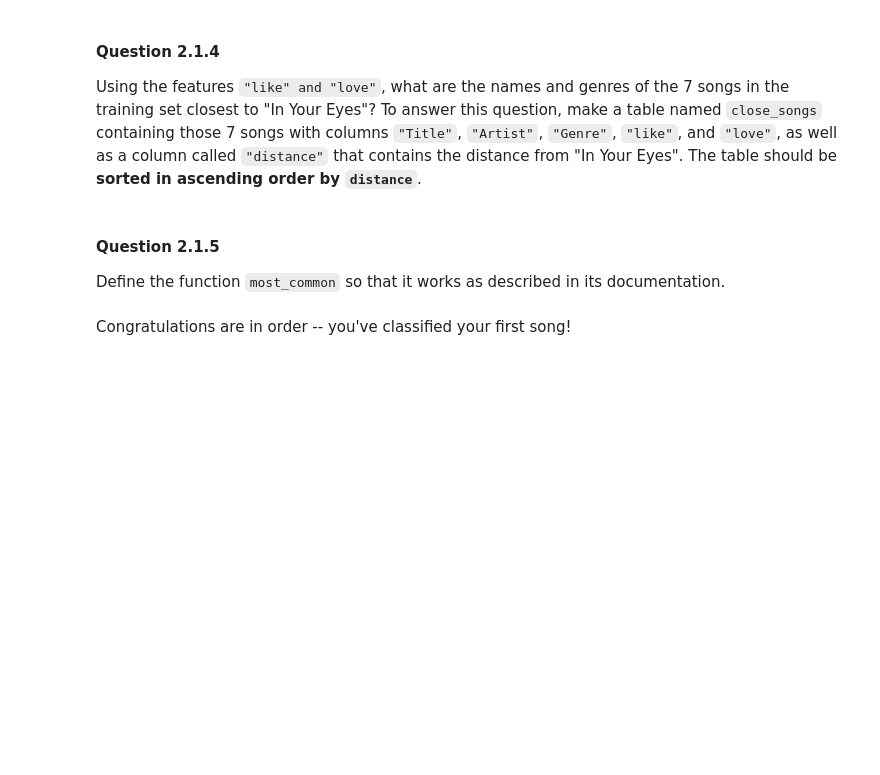
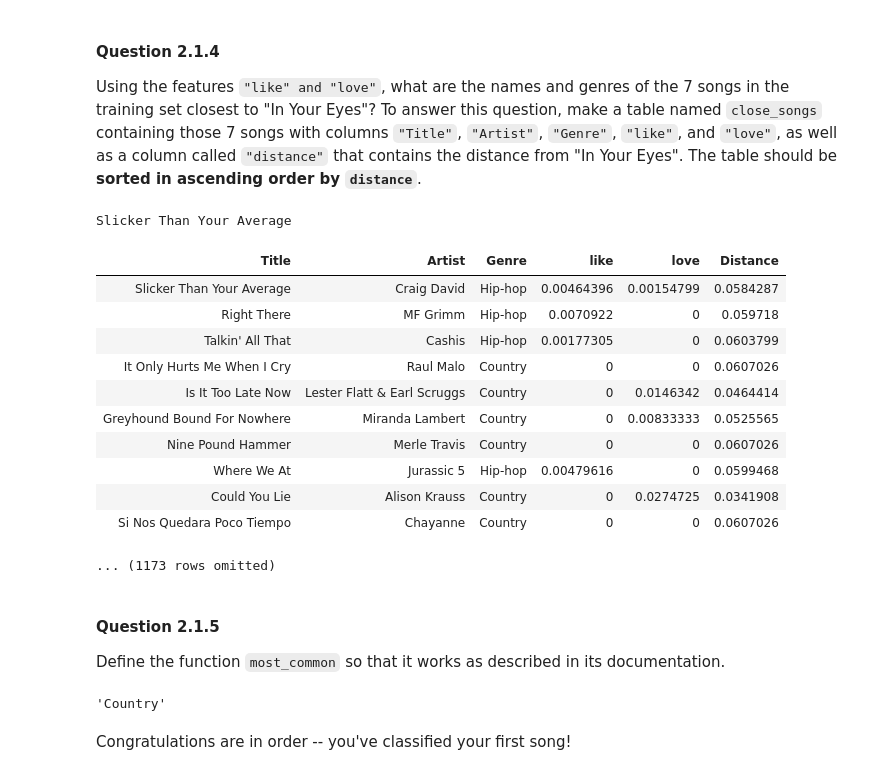
Before and after one commit to bxu22/DS151-Project, a Jupyter notebook: project_2ndhalf.ipynb, the cells around one changed output. Cells and saved outputs as stored; diff of their text form; code cells hidden in the pictures; blank space fills up the shorter version.

```diff
--- a/project_2ndhalf.ipynb
+++ b/project_2ndhalf.ipynb
@@ -301,3 +308,37 @@ close_songs
+# %%
+train_lyrics = lyrics.take(np.arange(num_train))
+train_lyrics.select(['Title', 'Artist', 'Genre', 'like', 'love'])
+temp = train_lyrics.select(['Title', 'Artist', 'Genre', 'like', 'love'])
+close_songs = temp.copy()
+print(close_songs.take(0)[0][0])
+# %% [output]
+Slicker Than Your Average
+# %%
+# The staff solution took 4 lines.
+temp = train_lyrics.select(['Title', 'Artist', 'Genre', 'like', 'love'])
+close_songs = temp.copy()
+
+distances = []
+for row in np.arange(close_songs.num_rows):
+    song = close_songs.take(row)[0][0]
+    distance_to_in_your_eyes = distance_two_features(song, "In Your Eyes", "like", 'love')
+    distances.append(distance_to_in_your_eyes)
+
+close_songs['Distance'] = distances
+close_songs
+# %% [output]
+| Title | Artist | Genre | like | love | Distance |
+| Slicker Than Your Average | Craig David | Hip-hop | 0.00464396 | 0.00154799 | 0.0584287 |
+| Right There | MF Grimm | Hip-hop | 0.0070922 | 0 | 0.059718 |
+| Talkin' All That | Cashis | Hip-hop | 0.00177305 | 0 | 0.0603799 |
+| It Only Hurts Me When I Cry | Raul Malo | Country | 0 | 0 | 0.0607026 |
+| Is It Too Late Now | Lester Flatt & Earl Scruggs | Country | 0 | 0.0146342 | 0.0464414 |
+| Greyhound Bound For Nowhere | Miranda Lambert | Country | 0 | 0.00833333 | 0.0525565 |
+| Nine Pound Hammer | Merle Travis | Country | 0 | 0 | 0.0607026 |
+| Where We At | Jurassic 5 | Hip-hop | 0.00479616 | 0 | 0.0599468 |
+| Could You Lie | Alison Krauss | Country | 0 | 0.0274725 | 0.0341908 |
+| Si Nos Quedara Poco Tiempo | Chayanne | Country | 0 | 0 | 0.0607026 |
+... (1173 rows omitted)
 # %% [markdown]
 #### Question 2.1.5
 Define the function `most_common` so that it works as described in its documentation.
@@ -312,11 +353,13 @@ def most_common(column_label, table):
     It returns the most common value in that column of that table.
     In case of a tie, it returns one of the most common values, selected
     arbitrarily."""
-    ...
+    return table.group(column_label).first(column_label)
 
 # Calling most_common on your table of 7 nearest neighbors classifies
 # "In Your Eyes" as a country song, 4 votes to 3.
 most_common('Genre', close_songs)
+# %% [output]
+'Country'
 # %% [markdown]
 Congratulations are in order -- you've classified your first song!
 # %% [markdown]
```
Also changed, not shown: parts of 6 cells of this notebook.
